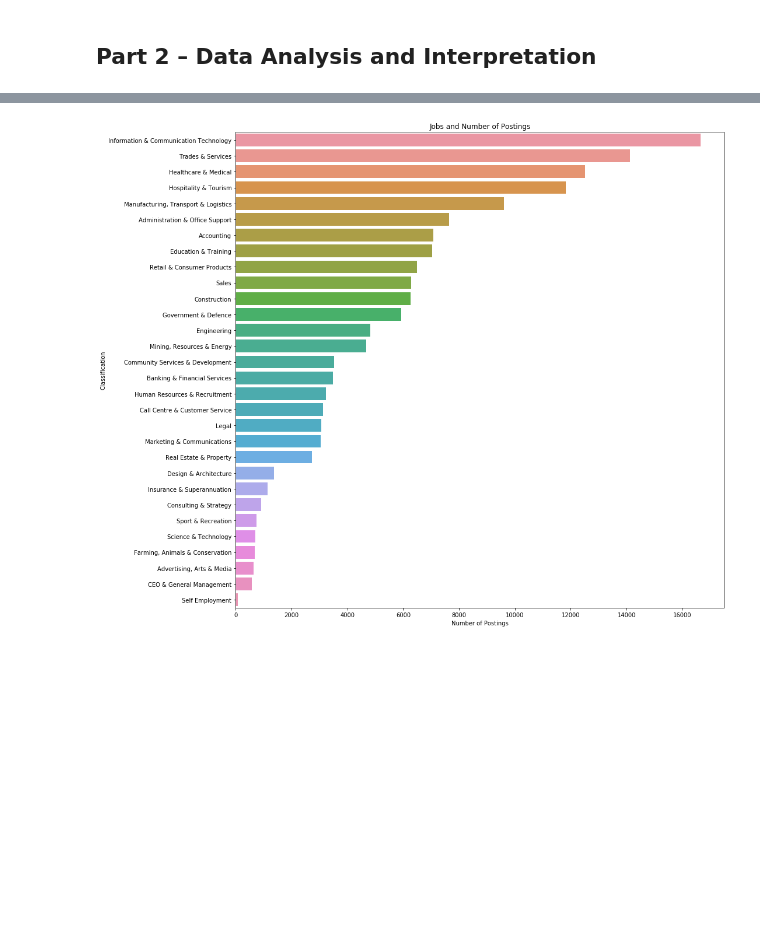
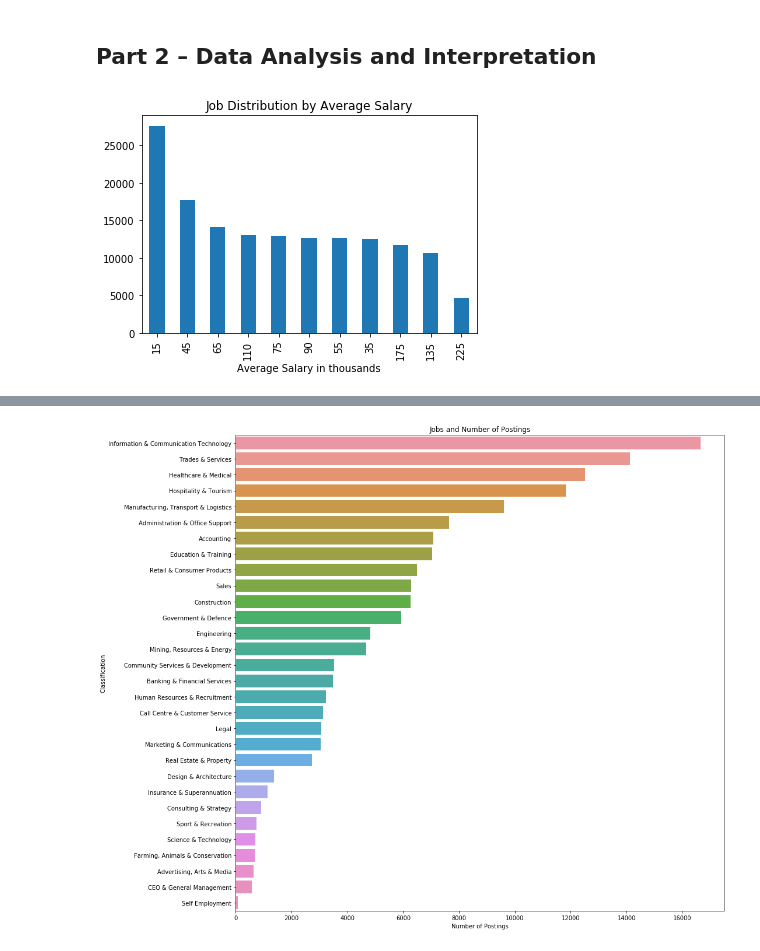
Before and after one commit to IAmCableGuy/2030BigData, a Jupyter notebook: Assignment/Job_Market Data Assignment_24_07.ipynb, the cells around one changed output, grey strips where cells are left out. Cells and saved outputs as stored; diff of their text form; code cells hidden in the pictures; blank space fills up the shorter version.

```diff
--- a/Assignment/Job_Market Data Assignment_24_07.ipynb
+++ b/Assignment/Job_Market Data Assignment_24_07.ipynb
@@ -190,8 +183,7 @@ Part Time with salaries ranging from 0 to 250
 
 # Calculate the average salary for each job and place in new column by - (lowest salary + highest salary) / 2
 df["AverageSalary"] = (df["LowestSalary"] + df["HighestSalary"]) / 2
-
-
+df["AverageSalary"] = pd.to_numeric(df["AverageSalary"], downcast= 'signed')
 # Check for first 8 rows and look for extra column called AverageSalary
 df.head(8)
 # %% [output]
@@ -284,3 +275,13 @@ Requirement has 168 blanks. they show up as #NAME?
 ## Part 2 – Data Analysis and Interpretation
 # %%
 # Get the salary ranges using “AverageSalary”, the total jobs of each range and display them in the bar chart
+
+df_avgSalary = df["AverageSalary"].value_counts()
+
+df_avgSalary.plot(kind='bar')
+
+plt.title('Job Distribution by Average Salary')
+plt.xlabel('Average Salary in thousands')
+plt.show()
+# %% [output]
+[figure, added]
```
Also changed, not shown: parts of 11 cells of this notebook, 1 other file.
